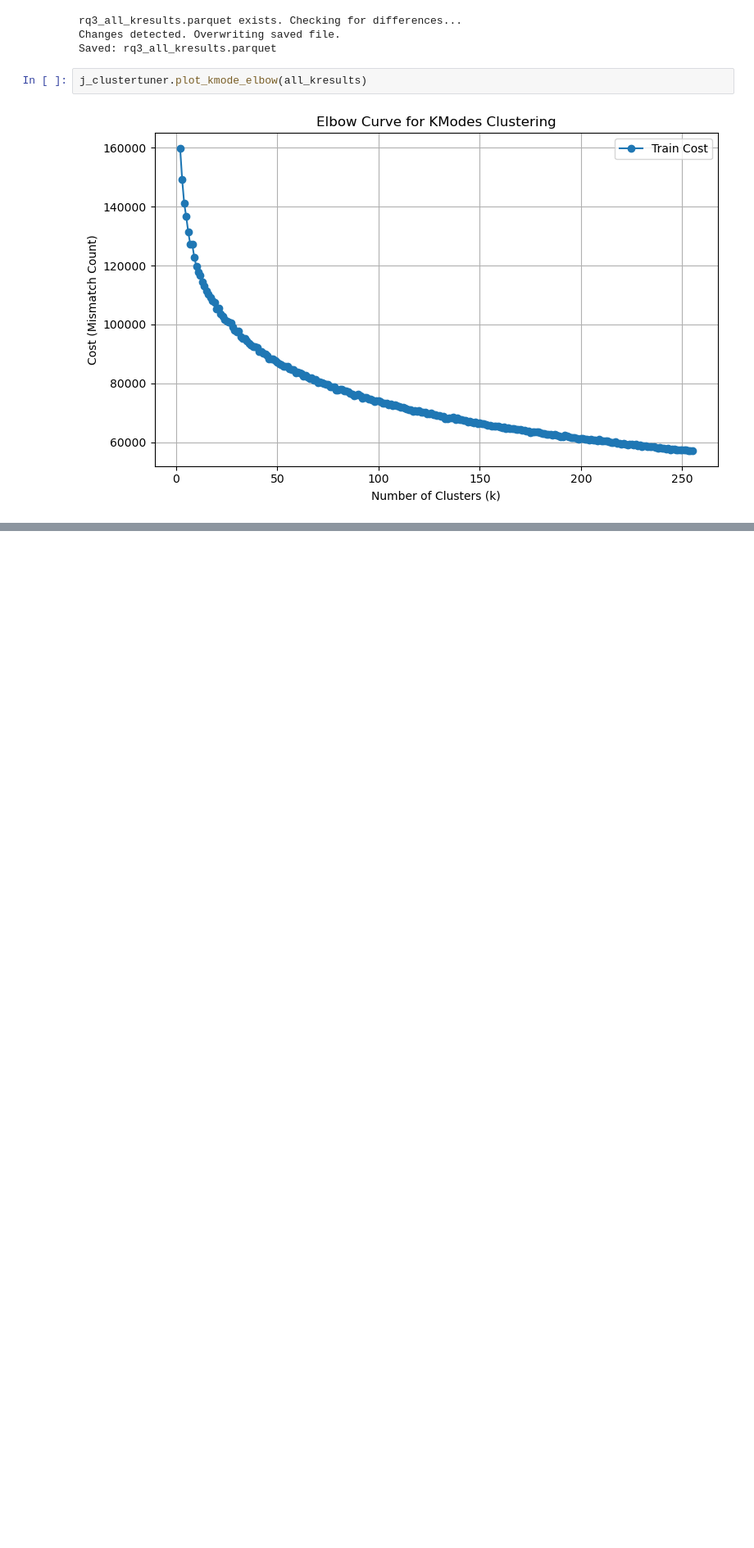
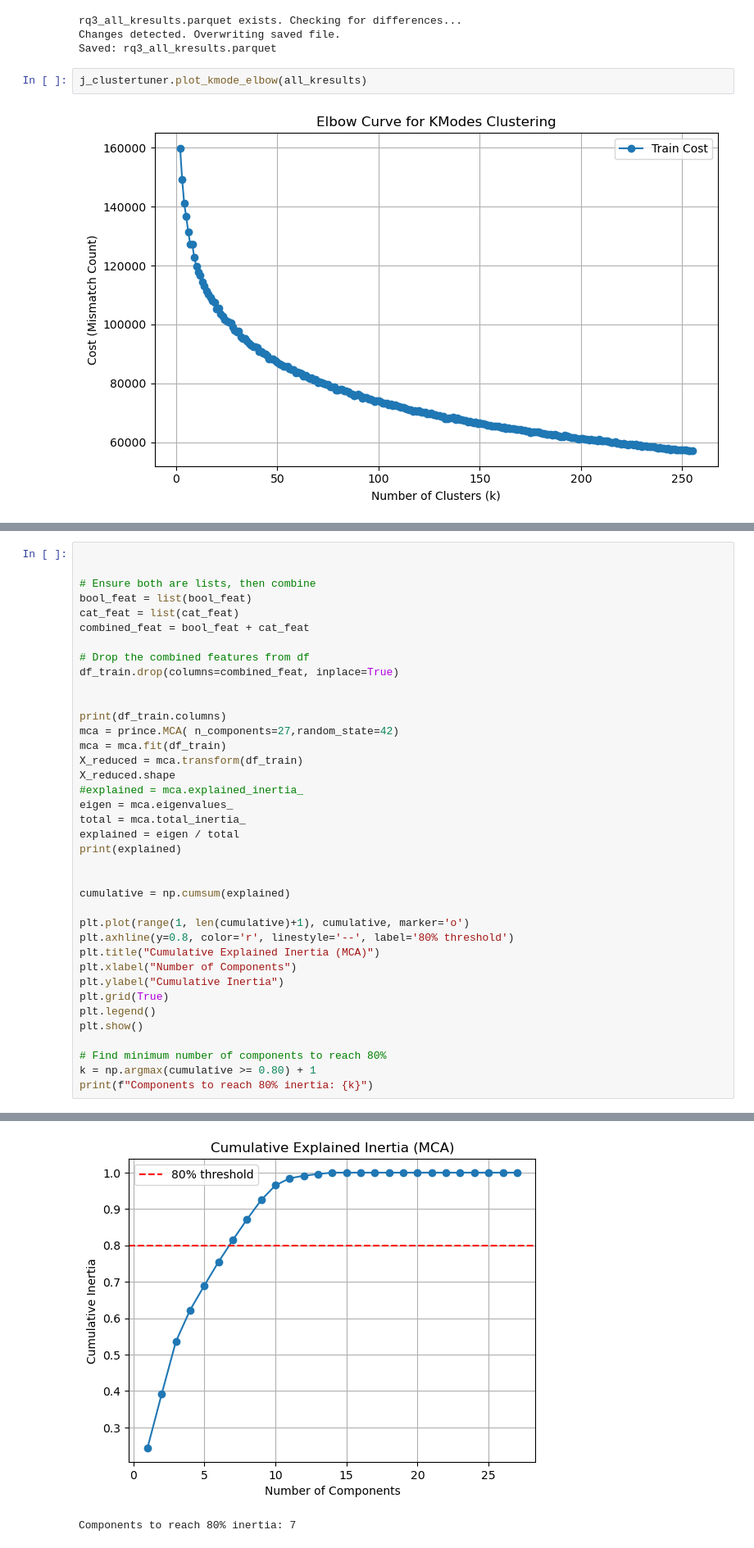
Before and after one commit to sksizer/dat_490, a Jupyter notebook: rq3.ipynb, the cells around one changed output, grey strips where cells are left out. Shown at 82% size. Saved outputs shown, nothing was run; the diff lists cells and outputs as text; blank space fills up the shorter version.

```diff
--- a/rq3.ipynb
+++ b/rq3.ipynb
@@ -555,0 +576,39 @@ NameError: name 'rq3_all_tresults' is not defined
+# %%
+
+
+# Ensure both are lists, then combine
+bool_feat = list(bool_feat)
+cat_feat = list(cat_feat)
+combined_feat = bool_feat + cat_feat
+
+# Drop the combined features from df
+df_train.drop(columns=combined_feat, inplace=True)
+
+
+print(df_train.columns)
+mca = prince.MCA( n_components=27,random_state=42)
+mca = mca.fit(df_train)
+X_reduced = mca.transform(df_train)
+X_reduced.shape
+#explained = mca.explained_inertia_
+eigen = mca.eigenvalues_
+total = mca.total_inertia_
+explained = eigen / total
+print(explained)
+
+
+cumulative = np.cumsum(explained)
+
+plt.plot(range(1, len(cumulative)+1), cumulative, marker='o')
+plt.axhline(y=0.8, color='r', linestyle='--', label='80% threshold')
+plt.title("Cumulative Explained Inertia (MCA)")
+plt.xlabel("Number of Components")
+plt.ylabel("Cumulative Inertia")
+plt.grid(True)
+plt.legend()
+plt.show()
+
+# Find minimum number of components to reach 80%
+k = np.argmax(cumulative >= 0.80) + 1
+print(f"Components to reach 80% inertia: {k}")
+# %% [output]
@@ -555,0 +626,2 @@ NameError: name 'rq3_all_tresults' is not defined
+[figure, added]
+Components to reach 80% inertia: 7
```
Also changed, not shown: parts of 8 cells of this notebook, 1 other file.
